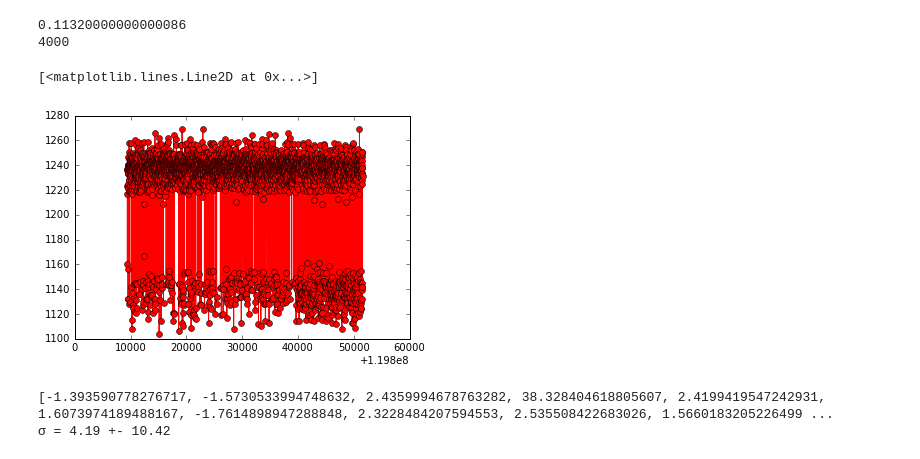
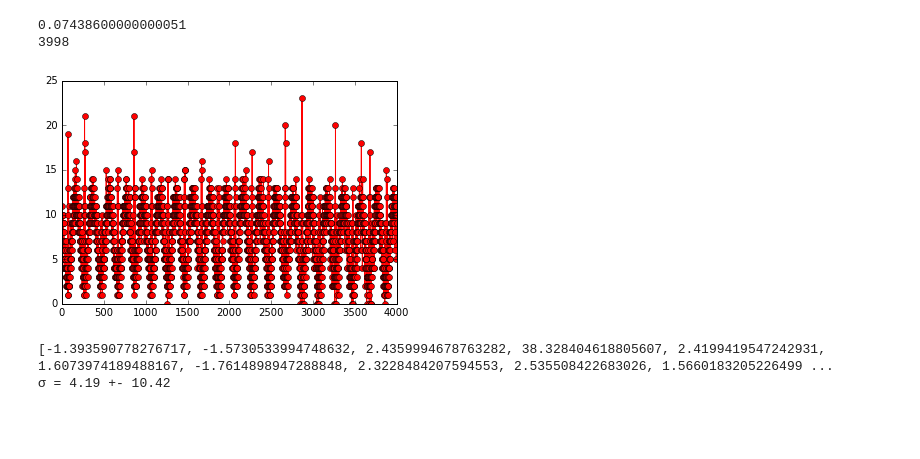
Before and after one commit to sadeus/perfilador_soma, a Jupyter notebook: adquisicion/perfilador_telnet.ipynb, the cells around one changed output. Cells and saved outputs as stored; diff of their text form; code cells hidden in the pictures; blank space fills up the shorter version.

```diff
--- a/adquisicion/perfilador_telnet.ipynb
+++ b/adquisicion/perfilador_telnet.ipynb
@@ -9,22 +9,23 @@ from scipy import signal
 %matplotlib inline
 # %%
 import time
-ip = "192.168.1.100"
+ip = "192.168.0.100"
 tel = telnetlib.Telnet(ip)
 t = time.clock()
 s = tel.read_until(b"END").decode().replace("END","")
 tel.close()
 data = pd.read_csv(io.StringIO(s),sep=";",names=["t","V"],
                    dtype={"t": np.float64, "V": np.float64})
 data = data.values
 print(time.clock() - t)
 print(len(data))
 plt.plot(data[:,0],data[:,1],"ro-")
+
+np.savetxt("pol_fibra_azul_baja_p.csv", data, delimiter=',')
 # %% [output]
-0.11320000000000086
-4000
+0.07438600000000051
+3998
-[<matplotlib.lines.Line2D at 0x...>]
-[figure, old version]
+[figure, new version]
 # %%
 def get_freq(T,V):
     fft = np.fft.rfft(V)
```
Also changed, not shown: 24 other files.
